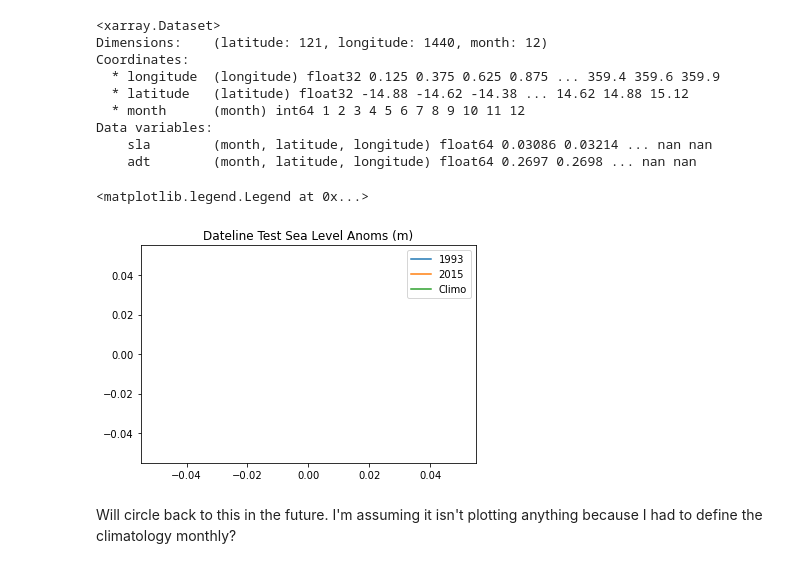
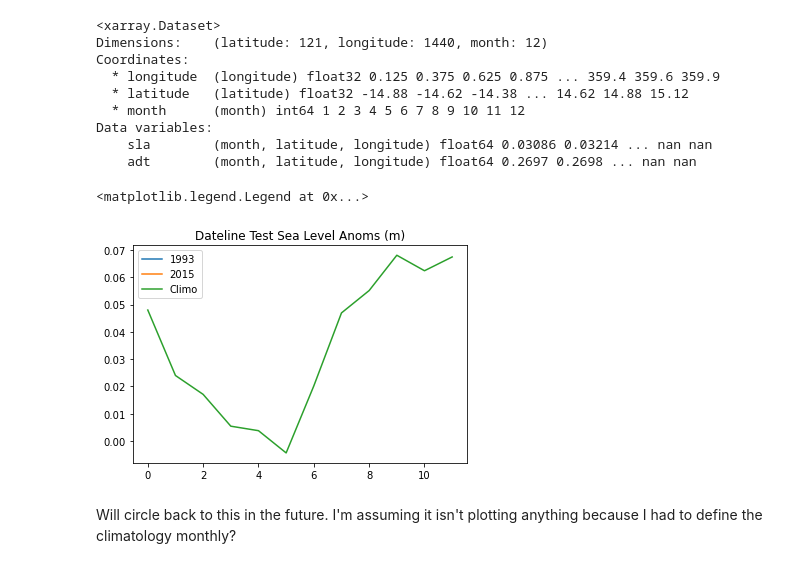
Before and after one commit to GeoRath/Climate-680, a Jupyter notebook: Assignment2.ipynb, the cells around one changed output. Drawn from its saved outputs; the diff is of its cells as text; code cells hidden in the pictures.

```diff
--- a/Assignment2.ipynb
+++ b/Assignment2.ipynb
@@ -65,20 +65,20 @@ Data variables:
     sla        (month, latitude, longitude) float64 0.03086 0.03214 ... nan nan
     adt        (month, latitude, longitude) float64 0.2697 0.2698 ... nan nan
 # %%
-#Plot initial Climatology (Incorrect)
-ds_climo=ds_monthly.sel(latitude=0, longitude=360-77,method='nearest')
+#Plot initial Climatology (International Date Line)
+ds_climo=ds_monthly.sel(latitude=0, longitude=360-180,method='nearest')
 ds_pt=ds.sel(latitude=0, longitude=360-77, method='nearest')
 ds_pt1993=ds_pt.sel(time=slice('1993-01-01','1993-12-01'))
 ds_pt2015=ds_pt.sel(time=slice('2015-01-01','2015-12-01'))
 
 plt.plot(ds_pt1993['sla'])
 plt.plot(ds_pt2015['sla'])
 plt.plot(ds_climo['sla'])
 plt.title('Dateline Test Sea Level Anoms (m)')
 plt.legend(['1993','2015','Climo'])
 # %% [output]
 <matplotlib.legend.Legend at 0x...>
-[figure, old version]
+[figure, new version]
 # %% [markdown]
 Will circle back to this in the future. I'm assuming it isn't plotting anything because I had to define the climatology monthly?
 # %% [markdown]
```
Also changed, not shown: parts of 4 cells of this notebook.
